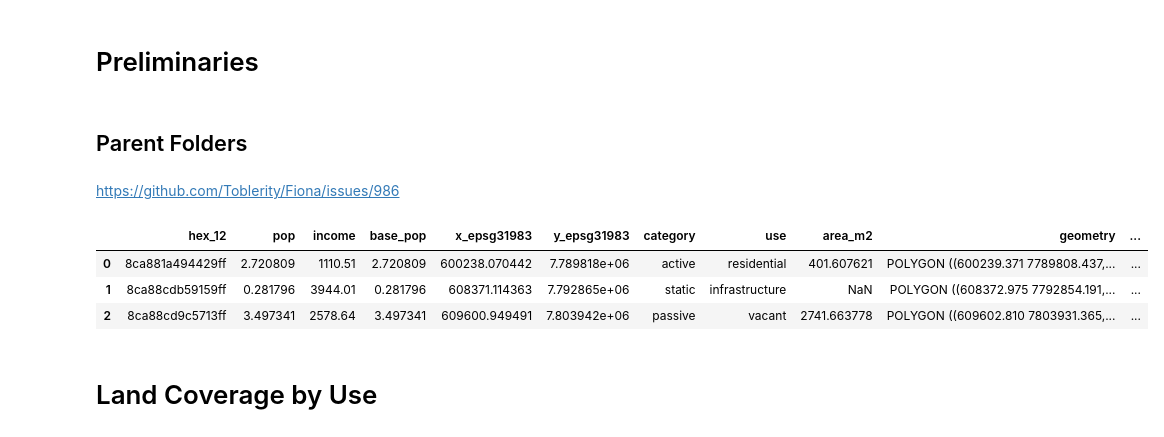
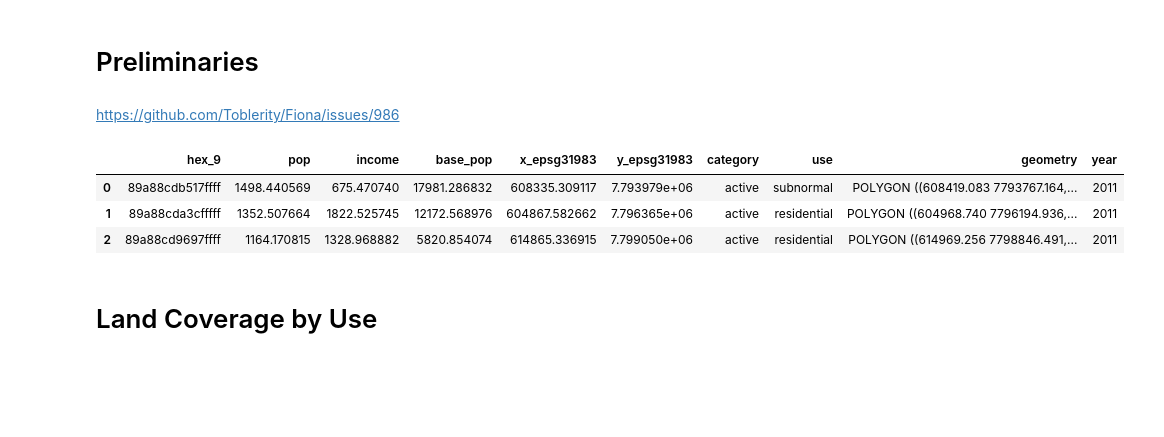
Before and after one commit to zehbrandao/thesis, a Jupyter notebook: C00_empirical_analysis_measures.ipynb, the cells around one changed output. Cells and saved outputs as stored; diff of their text form; code cells hidden in the pictures; blank space fills up the shorter version.

```diff
--- a/C00_empirical_analysis_measures.ipynb
+++ b/C00_empirical_analysis_measures.ipynb
@@ -34,33 +35,31 @@ from libpysal.weights import DistanceBand
 %config InlineBackend.figure_format='retina'
 # %% [markdown]
 # Preliminaries
-# %% [markdown]
-## Parent Folders
 # %%
 db_folder = os.environ.get('DB_FOLDER')
 db_folder = pathlib.Path(db_folder)
 
 out_folder = os.environ.get('OUT_FOLDER')
 out_folder = pathlib.Path(out_folder)
+# %%
+map_res = 9
 # %%
-def _get_path_to_gpkg():
+def _get_path_to_gpkg(res):
     re_path = r'(BH_)(hex_\d{1,2})(_with_land_uses\.gpkg)'
 
     for file in (out_folder / 'A').iterdir():
         match = re.search(re_path, file.name)
         # If there's no search result, match is None
         if match:
-            path_to_hexes = file
-
             # The gdf in each layer was indexed by a H3 label,
             # and the index name corresponded to the hex resolution.
             # When saving to geopackage, the index name is lost.
             # This parameter takes the info on resolution from the
             # file to later insert it back to the data
-            hex_resolution = match.group(2) # .group() is one-indexed
+            hex_res = match.group(2) # .group() is one-indexed
 
-
-    return path_to_hexes, hex_resolution
+            if hex_res == f'hex_{res}':
+                return file, hex_res
 
 
 def _get_hexagons_with_uses(path, layername, hex_resolution):
@@ -78,12 +77,12 @@ def _get_hexagons_with_uses(path, layername, hex_resolution):
     return hex_.rename(columns={'index': hex_resolution})
 
 
-def get_land_use_maps():
+def get_land_use_maps(res):
     """Reads geopackage containing land use maps for
     each study year. It assumes one year per layer and
     that each year has the same structure.
     """
-    path, hex_res =  _get_path_to_gpkg()
+    path, hex_res =  _get_path_to_gpkg(res)
 
     hex_series = []
     for layername in fiona.listlayers(path):
@@ -94,14 +93,14 @@ def get_land_use_maps():
 # %% [markdown]
 https://github.com/Toblerity/Fiona/issues/986
 # %%
-hexes = get_land_use_maps()
+hexes = get_land_use_maps(map_res)
 
 hexes.head(3)
 # %% [output]
-|  | hex_12 | pop | income | base_pop | x_epsg31983 | y_epsg31983 | category | use | area_m2 | geometry | ... |
-| 0 | 8ca881a494429ff | 2.720809 | 1110.51 | 2.720809 | 600238.070442 | 7.789818e+06 | active | residential | 401.607621 | POLYGON ((600239.371 7789808.437,... | ... |
-| 1 | 8ca88cdb59159ff | 0.281796 | 3944.01 | 0.281796 | 608371.114363 | 7.792865e+06 | static | infrastructure | NaN | POLYGON ((608372.975 7792854.191,... | ... |
-| 2 | 8ca88cd9c5713ff | 3.497341 | 2578.64 | 3.497341 | 609600.949491 | 7.803942e+06 | passive | vacant | 2741.663778 | POLYGON ((609602.810 7803931.365,... | ... |
+|  | hex_9 | pop | income | base_pop | x_epsg31983 | y_epsg31983 | category | use | geometry | year |
+| 0 | 89a88cdb517ffff | 1498.440569 | 675.470740 | 17981.286832 | 608335.309117 | 7.793979e+06 | active | subnormal | POLYGON ((608419.083 7793767.164,... | 2011 |
+| 1 | 89a88cda3cfffff | 1352.507664 | 1822.525745 | 12172.568976 | 604867.582662 | 7.796365e+06 | active | residential | POLYGON ((604968.740 7796194.936,... | 2011 |
+| 2 | 89a88cd9697ffff | 1164.170815 | 1328.968882 | 5820.854074 | 614865.336915 | 7.799050e+06 | active | residential | POLYGON ((614969.256 7798846.491,... | 2011 |
 # %%
 def enforce_preferred_order(data):
     """Turns land use types and categories into
```
Also changed, not shown: parts of 19 cells of this notebook, 16 other files.
